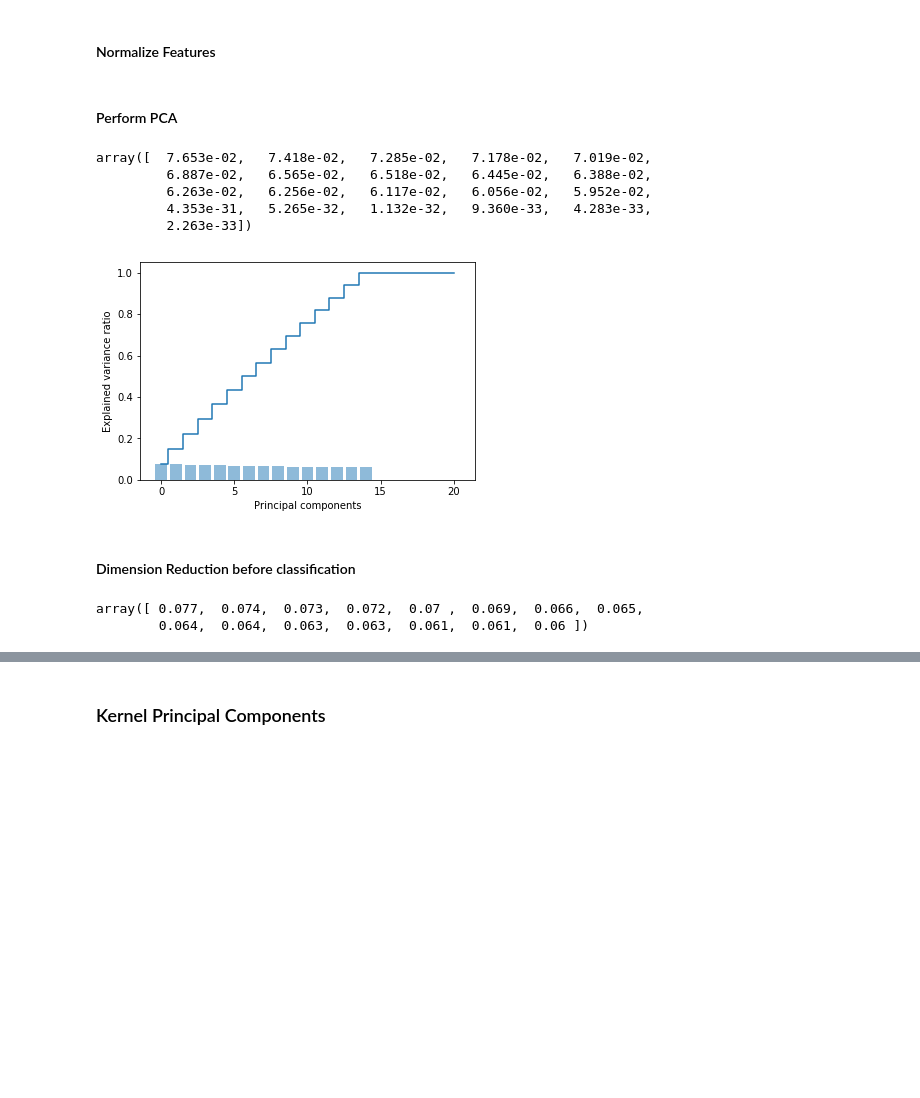
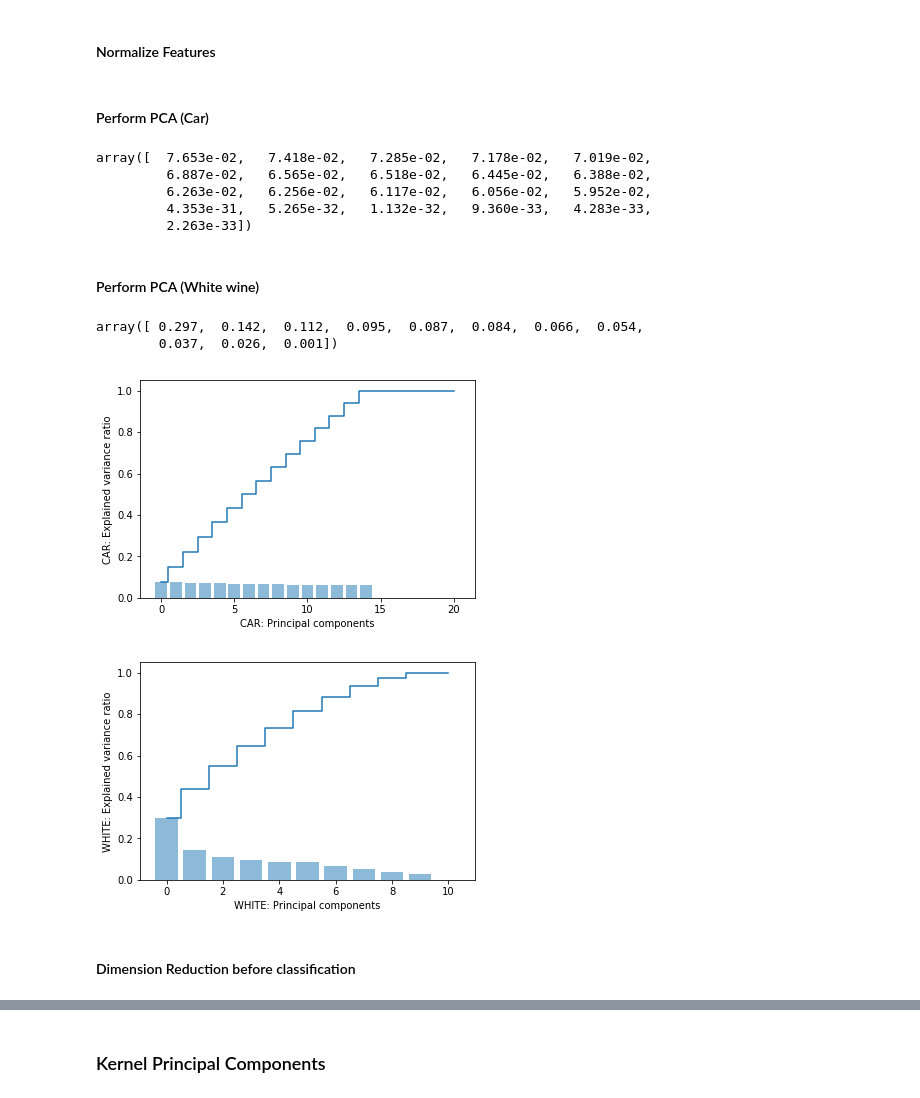
Before and after one commit to franciscommcunha/Data_Mining, a Jupyter notebook: scripts/Notebook1.ipynb, the cells around one changed output, grey strips where cells are left out. Cells and saved outputs as stored; diff of their text form; code cells hidden in the pictures; blank space fills up the shorter version.

```diff
--- a/scripts/Notebook1.ipynb
+++ b/scripts/Notebook1.ipynb
@@ -183,52 +226,61 @@ X_white.head() # shows only the first 5 instances on the data set
 # %%
 from sklearn.model_selection import train_test_split
 
-# Splitting the dataset into the Training set and Test set
+# Splitting the dataset into the Training set and Test set for both data sets
 X_car_train, X_car_test, Y_car_train, Y_car_test = train_test_split(X_car, Y_car, test_size=0.3, random_state=0)
+X_white_train, X_white_test, Y_white_train, Y_white_test = train_test_split(X_white, Y_white, test_size=0.3, random_state=0)
 # %% [markdown]
 #### Normalize Features
 # %%
 from sklearn.preprocessing import StandardScaler
 
 sc = StandardScaler()
-X_car_train = sc.fit_transform(X_car_train)
-X_car_test = sc.transform(X_car_test)
+X_car_train_std = sc.fit_transform(X_car_train)
+X_car_test_std = sc.transform(X_car_test)
+
+X_white_train_std = sc.fit_transform(X_white_train)
+X_white_test_std = sc.transform(X_white_test)
 # %% [markdown]
-#### Perform PCA
+#### Perform PCA (Car)
 # %%
 from sklearn.decomposition import PCA
 
-pca = PCA() # Initialize the PCA class by passing the number of components to the constructor. # empty all features
-# pca = PCA(n_components = 15)
-X_car_train = pca.fit_transform(X_car_train)
-X_car_test = pca.transform(X_car_test) # returns the specified number of principal components.
-pca.explained_variance_ratio_
+pca_car = PCA()  # Initialize the PCA class by passing the number of components to the constructor.
+X_car_train_pca = pca_car.fit_transform(X_car_train_std)
+pca_car.explained_variance_ratio_ # variance caused by each of the principal components.
 # %% [output]
 array([  7.653e-02,   7.418e-02,   7.285e-02,   7.178e-02,   7.019e-02,
          6.887e-02,   6.565e-02,   6.518e-02,   6.445e-02,   6.388e-02,
          6.263e-02,   6.256e-02,   6.117e-02,   6.056e-02,   5.952e-02,
          4.353e-31,   5.265e-32,   1.132e-32,   9.360e-33,   4.283e-33,
          2.263e-33])
-# %%
-%matplotlib inline
-import matplotlib.pyplot as plt
-
-plt.bar(range(21), pca.explained_variance_ratio_, alpha=0.5, align='center')
-plt.step(range(21), numpy.cumsum(pca.explained_variance_ratio_), where='mid')
-plt.ylabel('Explained variance ratio')
-plt.xlabel('Principal components')
-plt.show()
-
-# Here we can see that increasing the features more or less between 14/15 it tens to get more accuracy nearly to 100%
-# %% [output]
-[figure, removed]
+# %% [markdown]
+#### Perform PCA (White wine)
+# %%
+pca_white = PCA()  # Initialize the PCA class by passing the number of components to the constructor. # empty all features
+X_white_train_pca = pca_white.fit_transform(X_white_train_std)
+pca_white.explained_variance_ratio_ # variance caused by each of the principal components.
+# %% [output]
+array([ 0.297,  0.142,  0.112,  0.095,  0.087,  0.084,  0.066,  0.054,
+        0.037,  0.026,  0.001])
+# %%
+%matplotlib inline
+import matplotlib.pyplot as plt
+
+# Here we can see that increasing the features more or less between 14/15 it tens to get more accuracy nearly to 100%
+plt.bar(range(21), pca_car.explained_variance_ratio_, alpha=0.5, align='center')#, pca.explained_variance_ratio_, alpha=0.5, align='center')
+plt.step(range(21), numpy.cumsum(pca_car.explained_variance_ratio_), where='mid')
+plt.ylabel('CAR: Explained variance ratio')
+plt.xlabel('CAR: Principal components')
+plt.show()
+
+plt.bar(range(11), pca_white.explained_variance_ratio_, alpha=0.5, align='center')#, pca.explained_variance_ratio_, alpha=0.5, align='center')
+plt.step(range(11), numpy.cumsum(pca_white.explained_variance_ratio_), where='mid')
+plt.ylabel('WHITE: Explained variance ratio')
+plt.xlabel('WHITE: Principal components')
+plt.show()
+# %% [output]
+[figure, added]
+[figure, added]
 # %% [markdown]
 #### Dimension Reduction before classification
-# %%
-pca = PCA(n_components = 15) # Reducts dimensions number to 15
-X_car_train = pca.fit_transform(X_car_train)
-X_car_test = pca.transform(X_car_test) # returns the specified number of principal components.
-pca.explained_variance_ratio_
-# %% [output]
-array([ 0.077,  0.074,  0.073,  0.072,  0.07 ,  0.069,  0.066,  0.065,
-        0.064,  0.064,  0.063,  0.063,  0.061,  0.061,  0.06 ])
```
Also changed, not shown: parts of 5 cells of this notebook.
